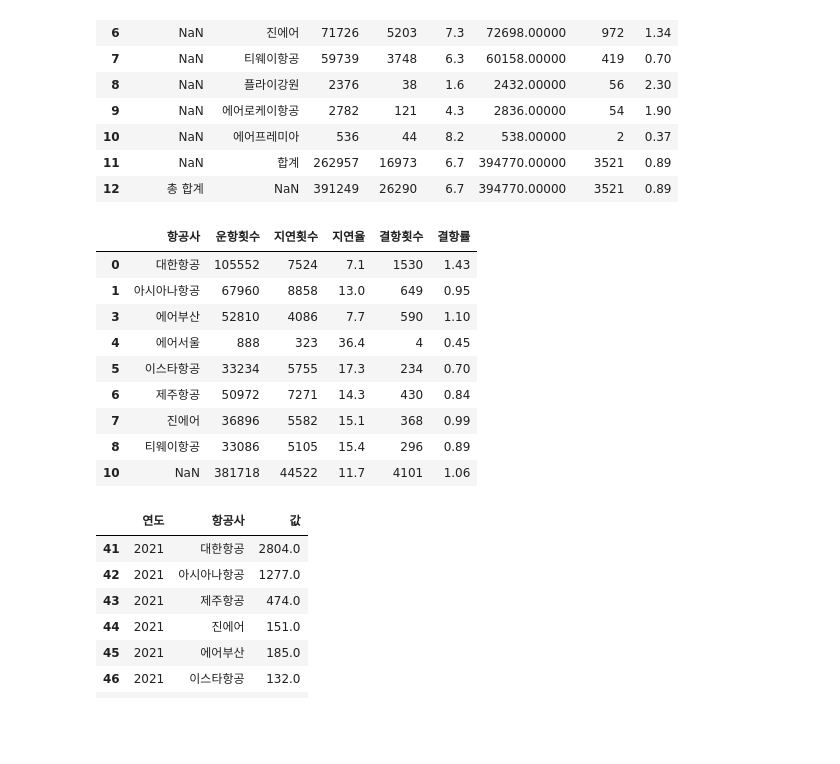
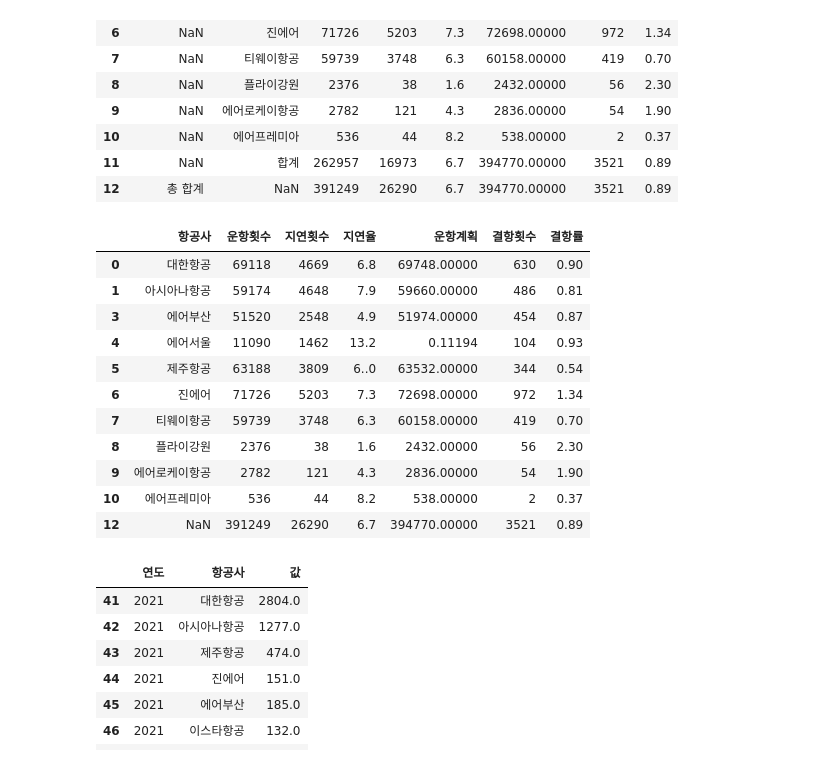
Before and after one commit to yeji4268/BigData, a Jupyter notebook: 항공편 결항 및 지연 분석/정비인력 분석/airlineData_Preprocessing.ipynb, the cells around one changed output. Cells and saved outputs as stored; diff of their text form; code cells hidden in the pictures; blank space fills up the shorter version.

```diff
--- a/항공편 결항 및 지연 분석/정비인력 분석/airlineData_Preprocessing.ipynb
+++ b/항공편 결항 및 지연 분석/정비인력 분석/airlineData_Preprocessing.ipynb
@@ -449,24 +453,26 @@ airline_21
 # %%
 # 구분 행 삭제
 airline_21.drop('구분', axis = 1, inplace = True)
 
 # Unnamed: 1 -> 항공사로 이름 변경
 airline_21.rename(columns = {'Unnamed: 1' : '항공사'}, inplace = True)
 
 # 합계 필터링
-airline_21 = airline_19[airline_19.항공사 != '합계']
+airline_21 = airline_21[airline_21.항공사 != '합계']
 airline_21
 # %% [output]
-|  | 항공사 | 운항횟수 | 지연횟수 | 지연율 | 결항횟수 | 결항률 |
-| 0 | 대한항공 | 105552 | 7524 | 7.1 | 1530 | 1.43 |
-| 1 | 아시아나항공 | 67960 | 8858 | 13.0 | 649 | 0.95 |
-| 3 | 에어부산 | 52810 | 4086 | 7.7 | 590 | 1.10 |
-| 4 | 에어서울 | 888 | 323 | 36.4 | 4 | 0.45 |
-| 5 | 이스타항공 | 33234 | 5755 | 17.3 | 234 | 0.70 |
-| 6 | 제주항공 | 50972 | 7271 | 14.3 | 430 | 0.84 |
-| 7 | 진에어 | 36896 | 5582 | 15.1 | 368 | 0.99 |
-| 8 | 티웨이항공 | 33086 | 5105 | 15.4 | 296 | 0.89 |
-| 10 | NaN | 381718 | 44522 | 11.7 | 4101 | 1.06 |
+|  | 항공사 | 운항횟수 | 지연횟수 | 지연율 | 운항계획 | 결항횟수 | 결항률 |
+| 0 | 대한항공 | 69118 | 4669 | 6.8 | 69748.00000 | 630 | 0.90 |
+| 1 | 아시아나항공 | 59174 | 4648 | 7.9 | 59660.00000 | 486 | 0.81 |
+| 3 | 에어부산 | 51520 | 2548 | 4.9 | 51974.00000 | 454 | 0.87 |
+| 4 | 에어서울 | 11090 | 1462 | 13.2 | 0.11194 | 104 | 0.93 |
+| 5 | 제주항공 | 63188 | 3809 | 6..0 | 63532.00000 | 344 | 0.54 |
+| 6 | 진에어 | 71726 | 5203 | 7.3 | 72698.00000 | 972 | 1.34 |
+| 7 | 티웨이항공 | 59739 | 3748 | 6.3 | 60158.00000 | 419 | 0.70 |
+| 8 | 플라이강원 | 2376 | 38 | 1.6 | 2432.00000 | 56 | 2.30 |
+| 9 | 에어로케이항공 | 2782 | 121 | 4.3 | 2836.00000 | 54 | 1.90 |
+| 10 | 에어프레미아 | 536 | 44 | 8.2 | 538.00000 | 2 | 0.37 |
+| 12 | NaN | 391249 | 26290 | 6.7 | 394770.00000 | 3521 | 0.89 |
 # %%
 mechanic_21= mechanic[(mechanic.연도 == 2021) & (mechanic.항공사 != '합계')&(mechanic.항공사 != '총계')]
 mechanic_21
```
Also changed, not shown: parts of 8 cells of this notebook.
